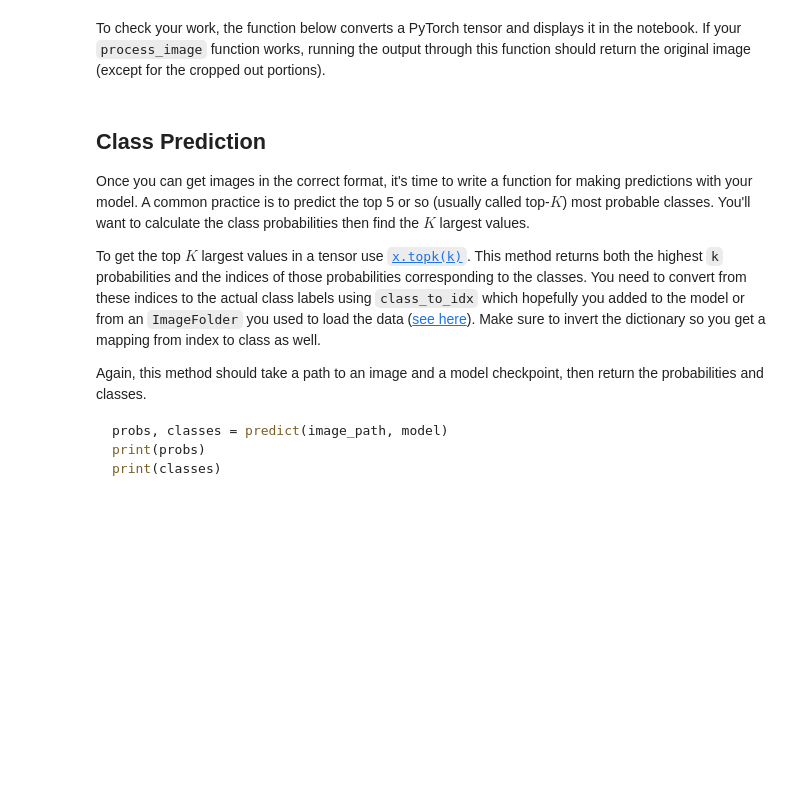
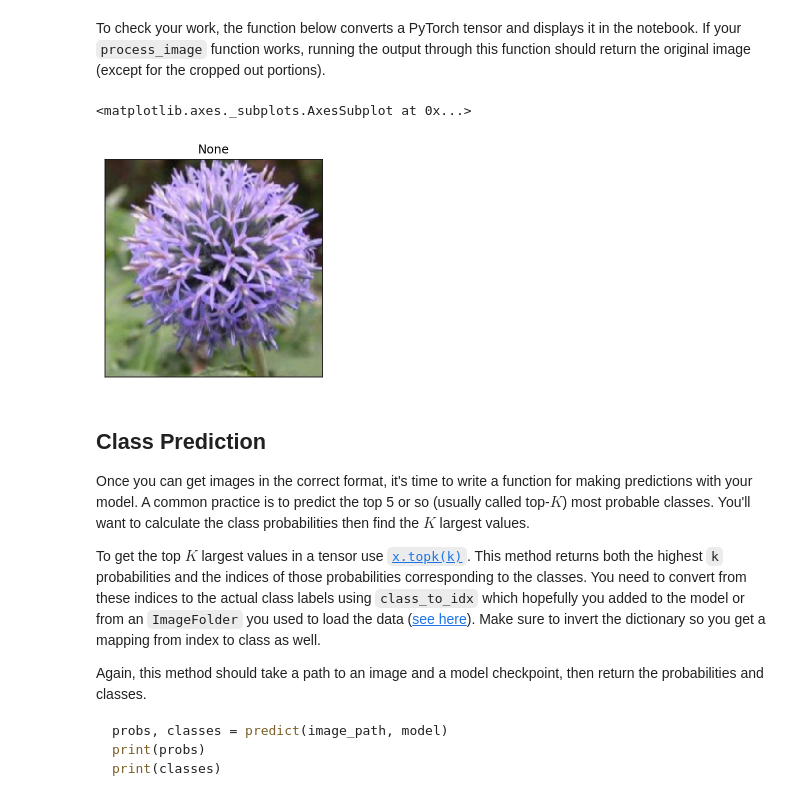
Before and after one commit to ahmadxcix/aipnd-project, a Jupyter notebook: Image Classifier Project.ipynb, the cells around one changed output. Saved outputs shown, nothing was run; the diff lists cells and outputs as text; code cells hidden in the pictures; blank space fills up the shorter version.

```diff
--- a/Image Classifier Project.ipynb
+++ b/Image Classifier Project.ipynb
@@ -341,6 +434,13 @@ def imshow(image, ax=None, title=None):
     ax.set_yticks([])
 
     return ax
+# %%
+image_path = 'flowers/valid/10/image_07094.jpg'
+img = process_image(image_path)
+imshow(img)
+# %% [output]
+<matplotlib.axes._subplots.AxesSubplot at 0x...>
+[figure, added]
 # %% [markdown]
 ## Class Prediction
 
```
Also changed, not shown: parts of 10 cells of this notebook, 4 other files.
